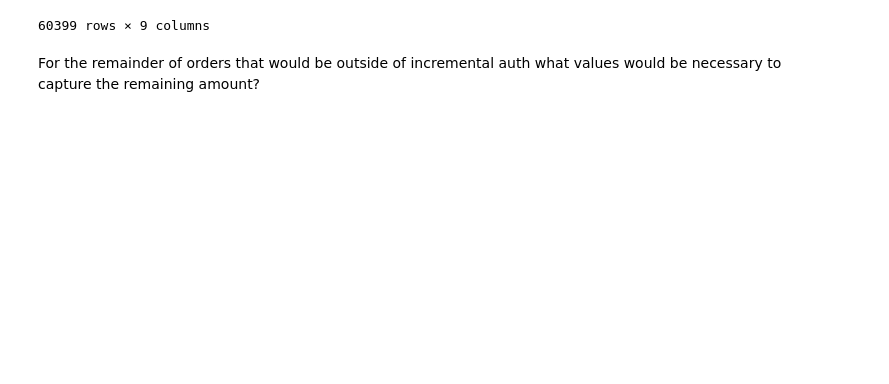
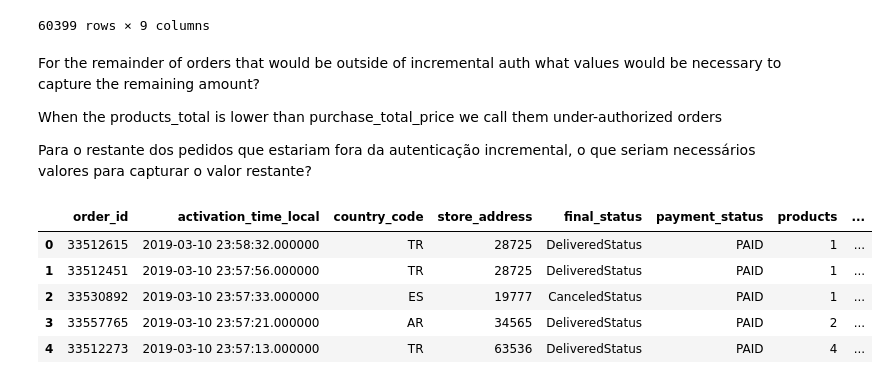
Before and after one commit to leoolessa/ela, a Jupyter notebook: leo.ipynb, the cells around one changed output. Drawn from its saved outputs; the diff is of its cells as text; code cells hidden in the pictures; blank space fills up the shorter version.

Commit message:
incremental

```diff
--- a/leo.ipynb
+++ b/leo.ipynb
@@ -76,3 +76,10 @@ new_orders.to_csv('new_orders.csv',index=False)
 # %% [markdown]
 For the remainder of orders that would be outside of incremental auth what
 values would be necessary to capture the remaining amount?
+
+When the products_total is lower
+than purchase_total_price we call them under-authorized orders
+
+
+Para o restante dos pedidos que estariam fora da autenticação incremental, o que
+seriam necessários valores para capturar o valor restante?
@@ -78,0 +92,10 @@ values would be necessary to capture the remaining amount?
+# %%
+new_orders["authorized"] = new_orders.apply(lambda row: authorized_order(row["products_total"], row["purchase_total_price"]), axis=1)
+new_orders.head()
+# %% [output]
+|  | order_id | activation_time_local | country_code | store_address | final_status | payment_status | products | ... |
+| 0 | 33512615 | 2019-03-10 23:58:32.000000 | TR | 28725 | DeliveredStatus | PAID | 1 | ... |
+| 1 | 33512451 | 2019-03-10 23:57:56.000000 | TR | 28725 | DeliveredStatus | PAID | 1 | ... |
+| 2 | 33530892 | 2019-03-10 23:57:33.000000 | ES | 19777 | CanceledStatus | PAID | 1 | ... |
+| 3 | 33557765 | 2019-03-10 23:57:21.000000 | AR | 34565 | DeliveredStatus | PAID | 2 | ... |
+| 4 | 33512273 | 2019-03-10 23:57:13.000000 | TR | 63536 | DeliveredStatus | PAID | 4 | ... |
```
Also changed, not shown: parts of 4 cells of this notebook.
